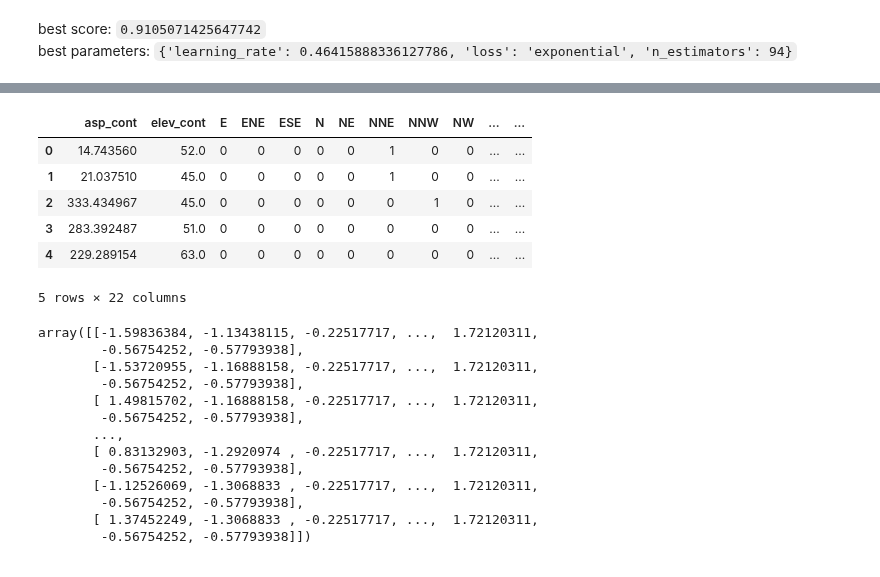
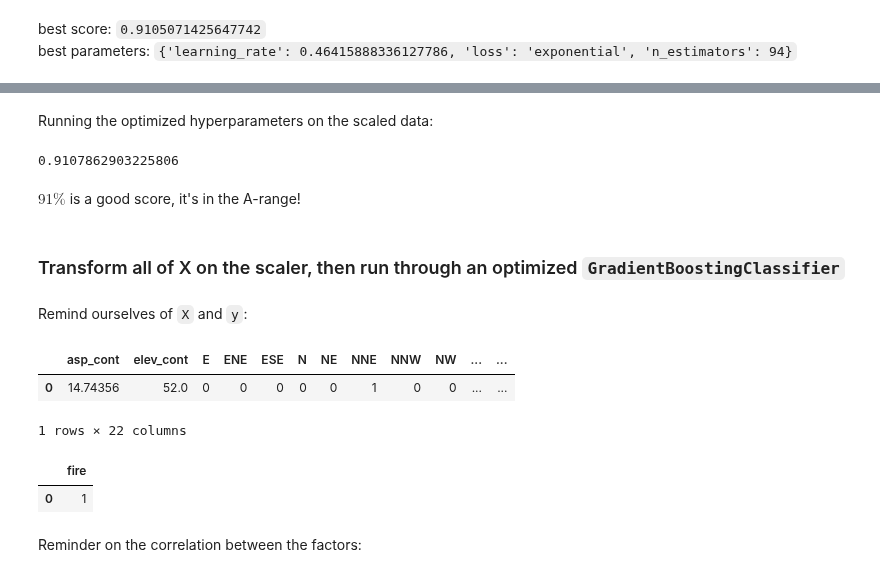
Before and after one commit to sralter/classifire, a Jupyter notebook: 01_capstone_notebooks/alter_samuel_capstone_geoanalysis.ipynb, the cells around one changed output, grey strips where cells are left out. Saved outputs shown, nothing was run; the diff lists cells and outputs as text; code cells hidden in the pictures.

```diff
--- a/01_capstone_notebooks/alter_samuel_capstone_geoanalysis.ipynb
+++ b/01_capstone_notebooks/alter_samuel_capstone_geoanalysis.ipynb
@@ -1093,27 +1124,30 @@ Let's try one more run. We are already getting diminishing returns, but I'm curi
+# %% [markdown]
+Running the optimized hyperparameters on the scaled data:
+# %%
+gbc=GradientBoostingClassifier(learning_rate=0.4891856223541835,
+                               loss='exponential',
+                               n_estimators=93)
+gbc.fit(X=X_train_scale,y=y_train)
+
+gbc.score(X=X_test_scale,y=y_test)
+# %% [output]
+0.9107862903225806
+# %% [markdown]
+$91\%$ is a good score, it's in the A-range!
+# %% [markdown]
+### Transform all of X on the scaler, then run through an optimized `GradientBoostingClassifier`
+# %% [markdown]
+Remind ourselves of `X` and `y`:
 # %%
-X.head()
+X.head(1)
 # %% [output]
 |  | asp_cont | elev_cont | E | ENE | ESE | N | NE | NNE | NNW | NW | ... | ... |
-| 0 | 14.743560 | 52.0 | 0 | 0 | 0 | 0 | 0 | 1 | 0 | 0 | ... | ... |
-| 1 | 21.037510 | 45.0 | 0 | 0 | 0 | 0 | 0 | 1 | 0 | 0 | ... | ... |
-| 2 | 333.434967 | 45.0 | 0 | 0 | 0 | 0 | 0 | 0 | 1 | 0 | ... | ... |
-| 3 | 283.392487 | 51.0 | 0 | 0 | 0 | 0 | 0 | 0 | 0 | 0 | ... | ... |
-| 4 | 229.289154 | 63.0 | 0 | 0 | 0 | 0 | 0 | 0 | 0 | 0 | ... | ... |
+| 0 | 14.74356 | 52.0 | 0 | 0 | 0 | 0 | 0 | 1 | 0 | 0 | ... | ... |
-5 rows × 22 columns
+1 rows × 22 columns
-# %%
-X_scaled=scaler.transform(X)
-X_scaled
-# %% [output]
-array([[-1.59836384, -1.13438115, -0.22517717, ...,  1.72120311,
-        -0.56754252, -0.57793938],
-       [-1.53720955, -1.16888158, -0.22517717, ...,  1.72120311,
-        -0.56754252, -0.57793938],
-       [ 1.49815702, -1.16888158, -0.22517717, ...,  1.72120311,
-        -0.56754252, -0.57793938],
-       ...,
-       [ 0.83132903, -1.2920974 , -0.22517717, ...,  1.72120311,
-        -0.56754252, -0.57793938],
-       [-1.12526069, -1.3068833 , -0.22517717, ...,  1.72120311,
-        -0.56754252, -0.57793938],
-       [ 1.37452249, -1.3068833 , -0.22517717, ...,  1.72120311,
-        -0.56754252, -0.57793938]])
+# %%
+y.head(1)
+# %% [output]
+|  | fire |
+| 0 | 1 |
+# %% [markdown]
+Reminder on the correlation between the factors:
```
Also changed, not shown: parts of 28 cells of this notebook, 2 other files.
